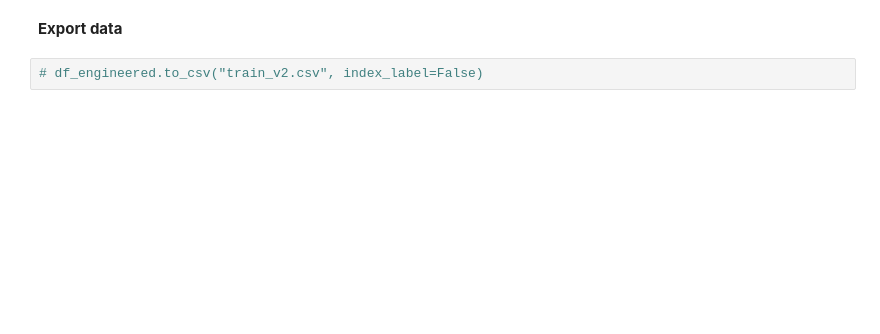
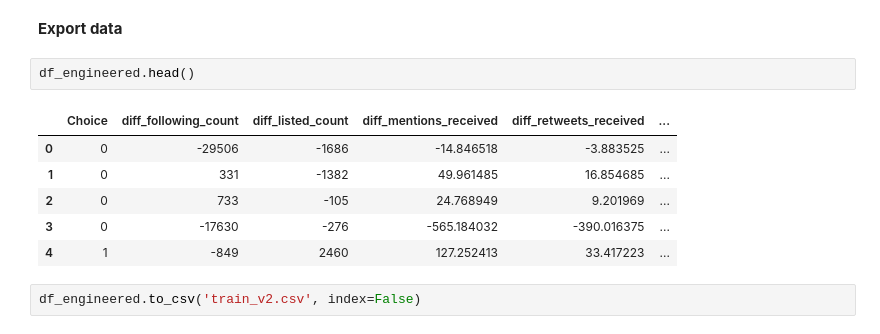
Before and after one commit to lazy0ninja/Social_Media_Analytics, a Jupyter notebook: Part1/part1_eda_features_eng.ipynb, the cells around one changed output. Saved outputs shown, nothing was run; the diff lists cells and outputs as text; blank space fills up the shorter version.

```diff
--- a/Part1/part1_eda_features_eng.ipynb
+++ b/Part1/part1_eda_features_eng.ipynb
@@ -177,4 +193,13 @@ for i, col in enumerate(df_engineered.columns):
 # %% [markdown]
 **Export data**
+# %%
+df_engineered.head()
+# %% [output]
+|  | Choice | diff_following_count | diff_listed_count | diff_mentions_received | diff_retweets_received | ... |
+| 0 | 0 | -29506 | -1686 | -14.846518 | -3.883525 | ... |
+| 1 | 0 | 331 | -1382 | 49.961485 | 16.854685 | ... |
+| 2 | 0 | 733 | -105 | 24.768949 | 9.201969 | ... |
+| 3 | 0 | -17630 | -276 | -565.184032 | -390.016375 | ... |
+| 4 | 1 | -849 | 2460 | 127.252413 | 33.417223 | ... |
 # %%
-# df_engineered.to_csv("train_v2.csv", index_label=False)
+df_engineered.to_csv('train_v2.csv', index=False)
```
Also changed, not shown: parts of 7 cells of this notebook, 1 other file.
